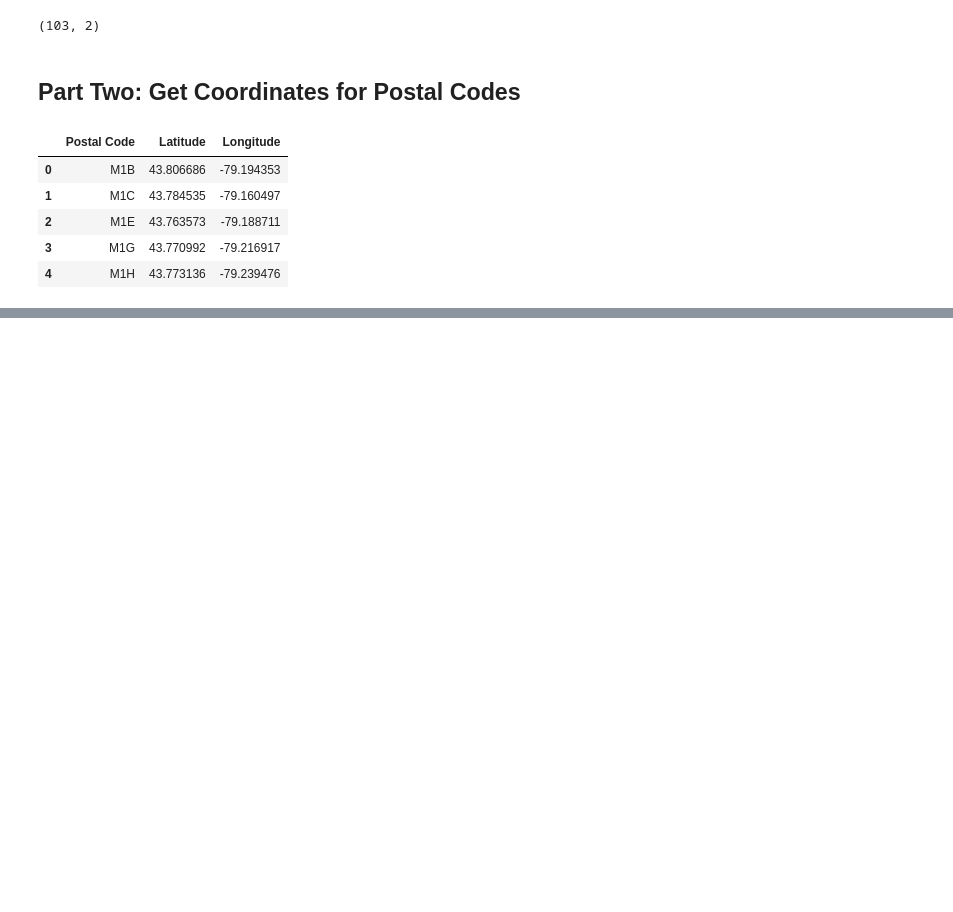
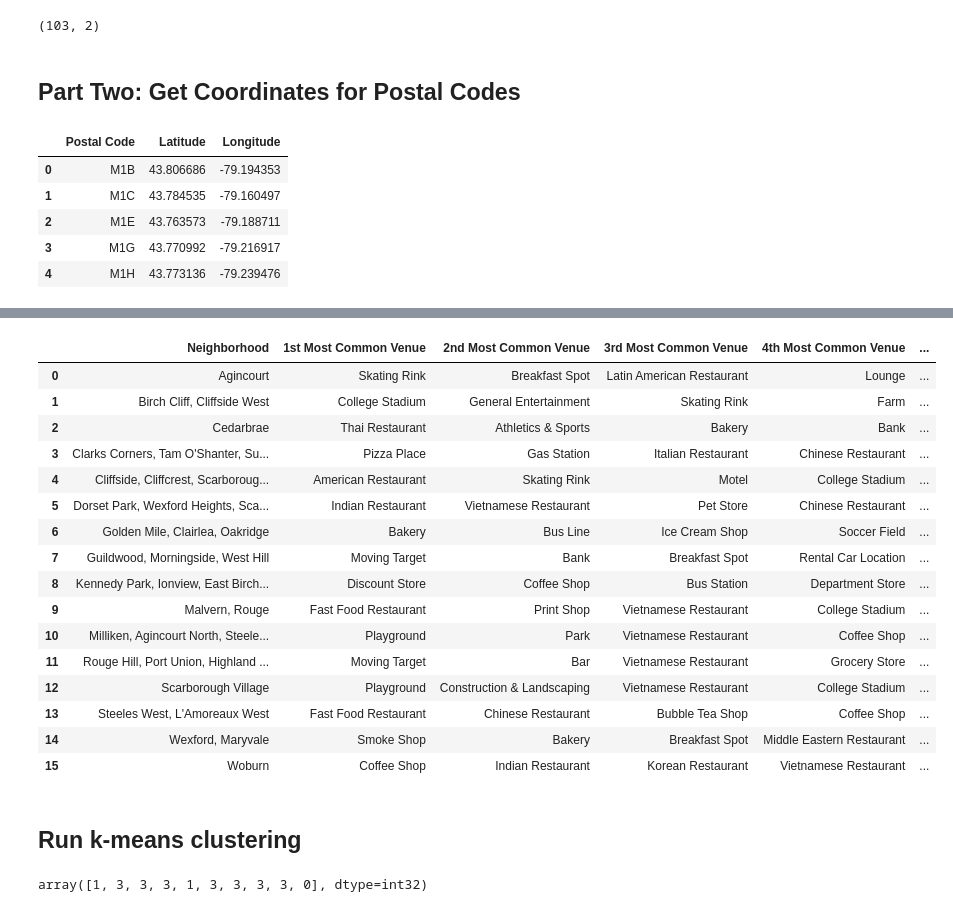
Before and after one commit to BarnabyCooper/Courser_Capstone, a Jupyter notebook: Coursera Capstone.ipynb, the cells around one changed output, grey strips where cells are left out. Cells and saved outputs as stored; diff of their text form; code cells hidden in the pictures; blank space fills up the shorter version.

```diff
--- a/Coursera Capstone.ipynb
+++ b/Coursera Capstone.ipynb
@@ -54,0 +175,2 @@ df1['Longitude']=geo_data['Longitude'].values
+# %%
+results = requests.get(url).json()
@@ -54,0 +337,62 @@ df1['Longitude']=geo_data['Longitude'].values
+# %%
+num_top_venues = 10
+
+indicators = ['st', 'nd', 'rd']
+
+# create columns according to number of top venues
+columns = ['Neighborhood']
+for ind in np.arange(num_top_venues):
+    try:
+        columns.append('{}{} Most Common Venue'.format(ind+1, indicators[ind]))
+    except:
+        columns.append('{}th Most Common Venue'.format(ind+1))
+
+# create a new dataframe
+neighborhoods_venues_sorted = pd.DataFrame(columns=columns)
+neighborhoods_venues_sorted['Neighborhood'] = scarb_grouped['Neighborhood']
+
+for ind in np.arange(scarb_grouped.shape[0]):
+    neighborhoods_venues_sorted.iloc[ind, 1:] = return_most_common_venues(scarb_grouped.iloc[ind, :], num_top_venues)
+
+neighborhoods_venues_sorted
+# %% [output]
+|  | Neighborhood | 1st Most Common Venue | 2nd Most Common Venue | 3rd Most Common Venue | 4th Most Common Venue | ... |
+| 0 | Agincourt | Skating Rink | Breakfast Spot | Latin American Restaurant | Lounge | ... |
+| 1 | Birch Cliff, Cliffside West | College Stadium | General Entertainment | Skating Rink | Farm | ... |
+| 2 | Cedarbrae | Thai Restaurant | Athletics & Sports | Bakery | Bank | ... |
+| 3 | Clarks Corners, Tam O'Shanter, Su... | Pizza Place | Gas Station | Italian Restaurant | Chinese Restaurant | ... |
+| 4 | Cliffside, Cliffcrest, Scarboroug... | American Restaurant | Skating Rink | Motel | College Stadium | ... |
+| 5 | Dorset Park, Wexford Heights, Sca... | Indian Restaurant | Vietnamese Restaurant | Pet Store | Chinese Restaurant | ... |
+| 6 | Golden Mile, Clairlea, Oakridge | Bakery | Bus Line | Ice Cream Shop | Soccer Field | ... |
+| 7 | Guildwood, Morningside, West Hill | Moving Target | Bank | Breakfast Spot | Rental Car Location | ... |
+| 8 | Kennedy Park, Ionview, East Birch... | Discount Store | Coffee Shop | Bus Station | Department Store | ... |
+| 9 | Malvern, Rouge | Fast Food Restaurant | Print Shop | Vietnamese Restaurant | College Stadium | ... |
+| 10 | Milliken, Agincourt North, Steele... | Playground | Park | Vietnamese Restaurant | Coffee Shop | ... |
+| 11 | Rouge Hill, Port Union, Highland ... | Moving Target | Bar | Vietnamese Restaurant | Grocery Store | ... |
+| 12 | Scarborough Village | Playground | Construction & Landscaping | Vietnamese Restaurant | College Stadium | ... |
+| 13 | Steeles West, L'Amoreaux West | Fast Food Restaurant | Chinese Restaurant | Bubble Tea Shop | Coffee Shop | ... |
+| 14 | Wexford, Maryvale | Smoke Shop | Bakery | Breakfast Spot | Middle Eastern Restaurant | ... |
+| 15 | Woburn | Coffee Shop | Indian Restaurant | Korean Restaurant | Vietnamese Restaurant | ... |
+# %% [markdown]
+## Run k-means clustering
+# %%
+
+# import k-means from clustering stage
+from sklearn.cluster import KMeans
+
+scarb_data = scarborough_data.drop(14)
+# set number of clusters
+kclusters = 5
+
+scarb_grouped_clustering = scarb_grouped.drop('Neighborhood', 1)
+
+
+# run k-means clustering
+kmeans = KMeans(n_clusters=kclusters, random_state=0).fit(scarb_grouped_clustering)
+
+# check cluster labels generated for each row in the dataframe
+kmeans.labels_[0:10]
+#len(kmeans.labels_)#=16
+#scarborough_data.shape
+# %% [output]
+array([1, 3, 3, 3, 1, 3, 3, 3, 3, 0], dtype=int32)
```
Also changed, not shown: parts of 31 cells of this notebook.
